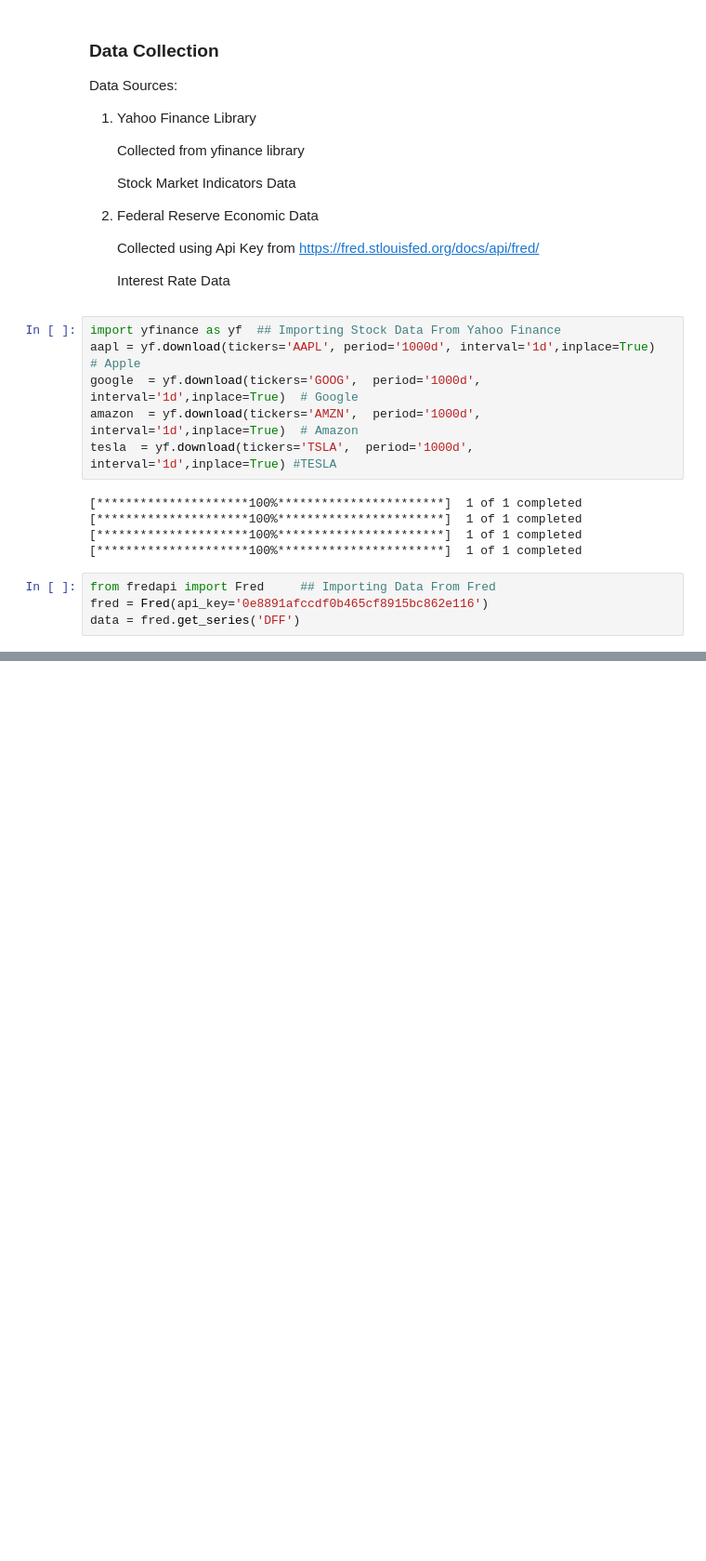
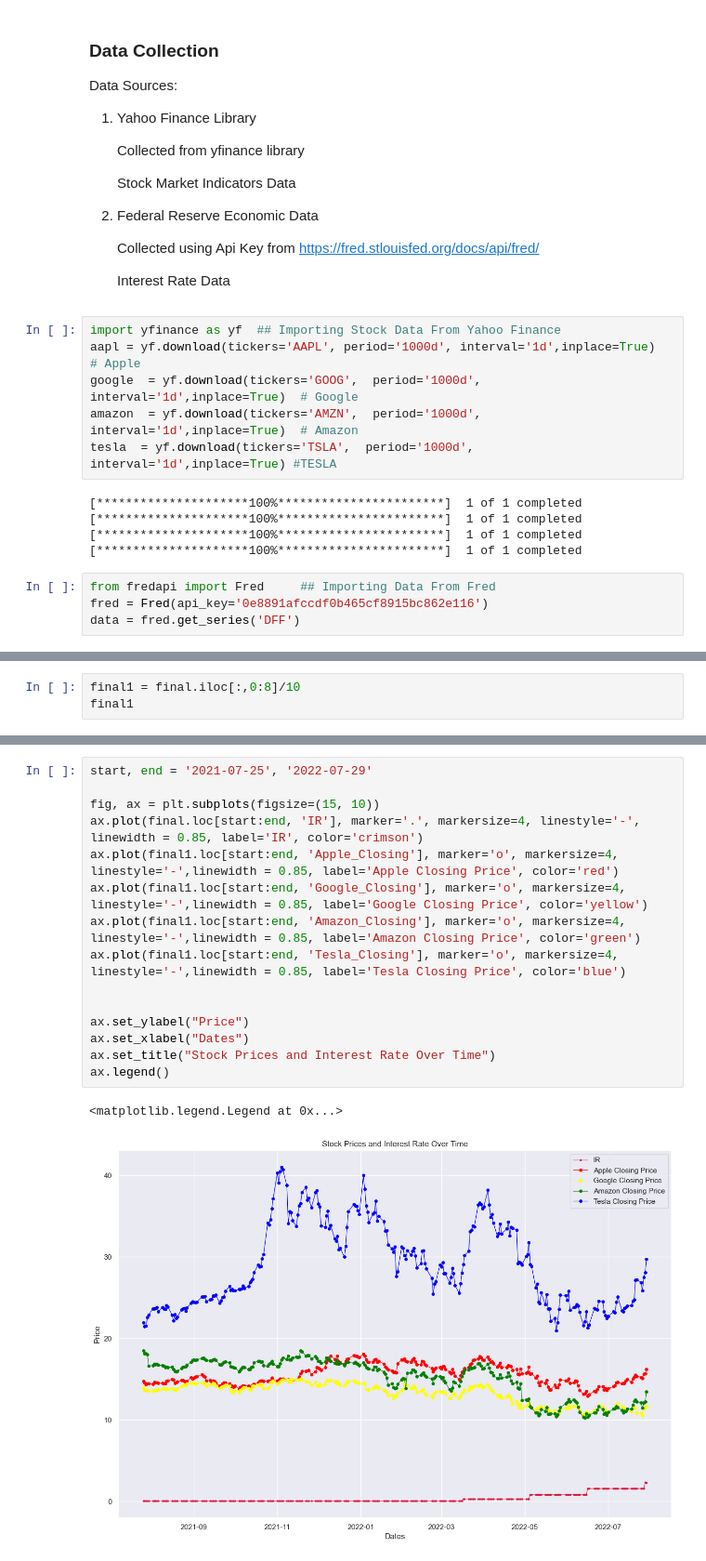
Before and after one commit to SyedaMasooma-CS/DS-510-, a Jupyter notebook: Project_nbk.ipynb, the cells around one changed output, grey strips where cells are left out. Shown at 93% size. Drawn from its saved outputs; the diff is of its cells as text; blank space fills up the shorter version.

```diff
--- a/Project_nbk.ipynb
+++ b/Project_nbk.ipynb
@@ -35,0 +87,3 @@ warnings.simplefilter(action='ignore', category=FutureWarning)
+# %%
+final1 = final.iloc[:,0:8]/10
+final1
@@ -35,0 +105,18 @@ warnings.simplefilter(action='ignore', category=FutureWarning)
+# %%
+start, end = '2021-07-25', '2022-07-29'
+
+fig, ax = plt.subplots(figsize=(15, 10))
+ax.plot(final.loc[start:end, 'IR'], marker='.', markersize=4, linestyle='-', linewidth = 0.85, label='IR', color='crimson')
+ax.plot(final1.loc[start:end, 'Apple_Closing'], marker='o', markersize=4, linestyle='-',linewidth = 0.85, label='Apple Closing Price', color='red')
+ax.plot(final1.loc[start:end, 'Google_Closing'], marker='o', markersize=4, linestyle='-',linewidth = 0.85, label='Google Closing Price', color='yellow')
+ax.plot(final1.loc[start:end, 'Amazon_Closing'], marker='o', markersize=4, linestyle='-',linewidth = 0.85, label='Amazon Closing Price', color='green')
+ax.plot(final1.loc[start:end, 'Tesla_Closing'], marker='o', markersize=4, linestyle='-',linewidth = 0.85, label='Tesla Closing Price', color='blue')
+
+
+ax.set_ylabel("Price")
+ax.set_xlabel("Dates")
+ax.set_title("Stock Prices and Interest Rate Over Time")
+ax.legend()
+# %% [output]
+<matplotlib.legend.Legend at 0x...>
+[figure, added]
```
Also changed, not shown: parts of 17 cells of this notebook.
